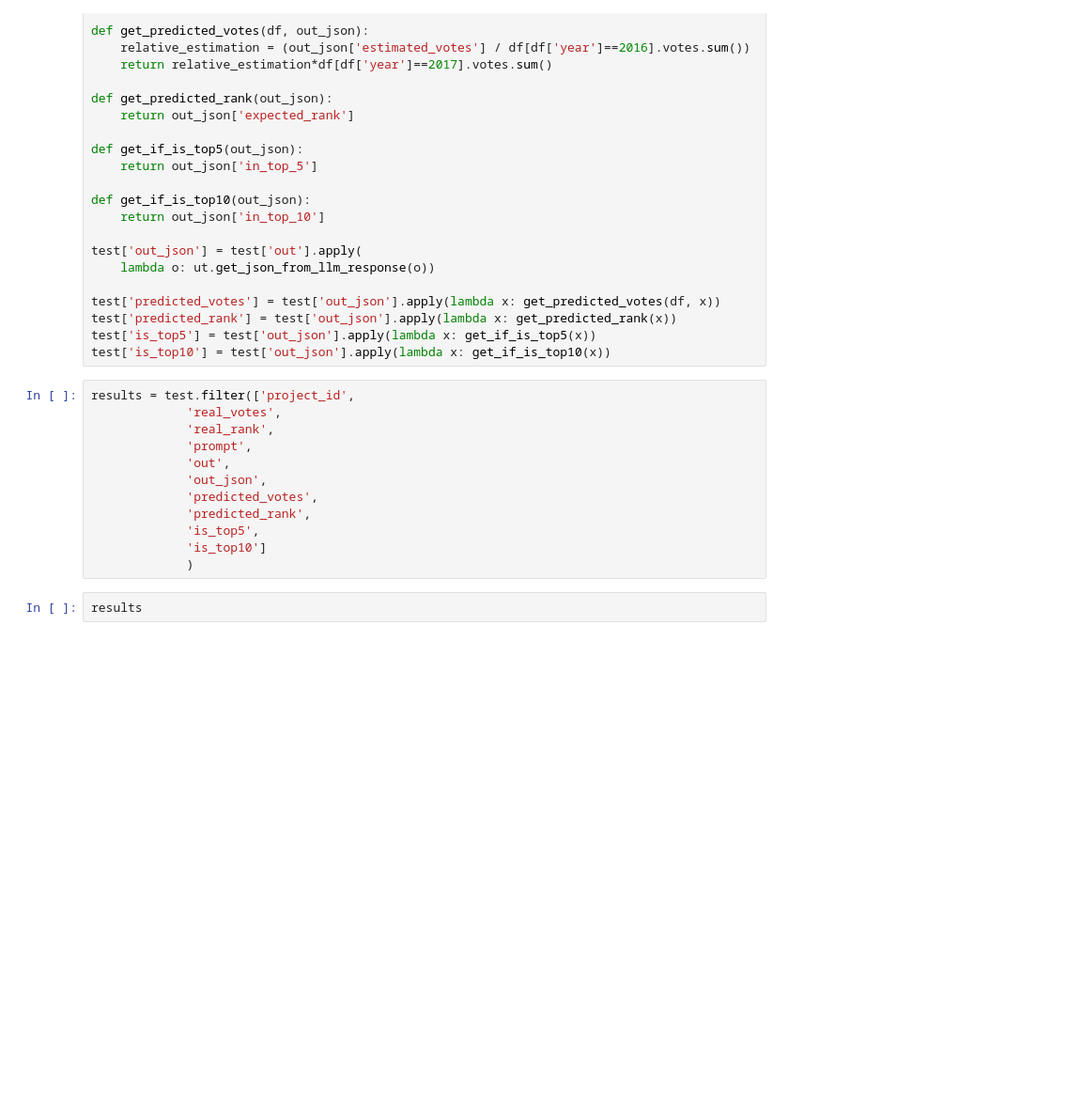
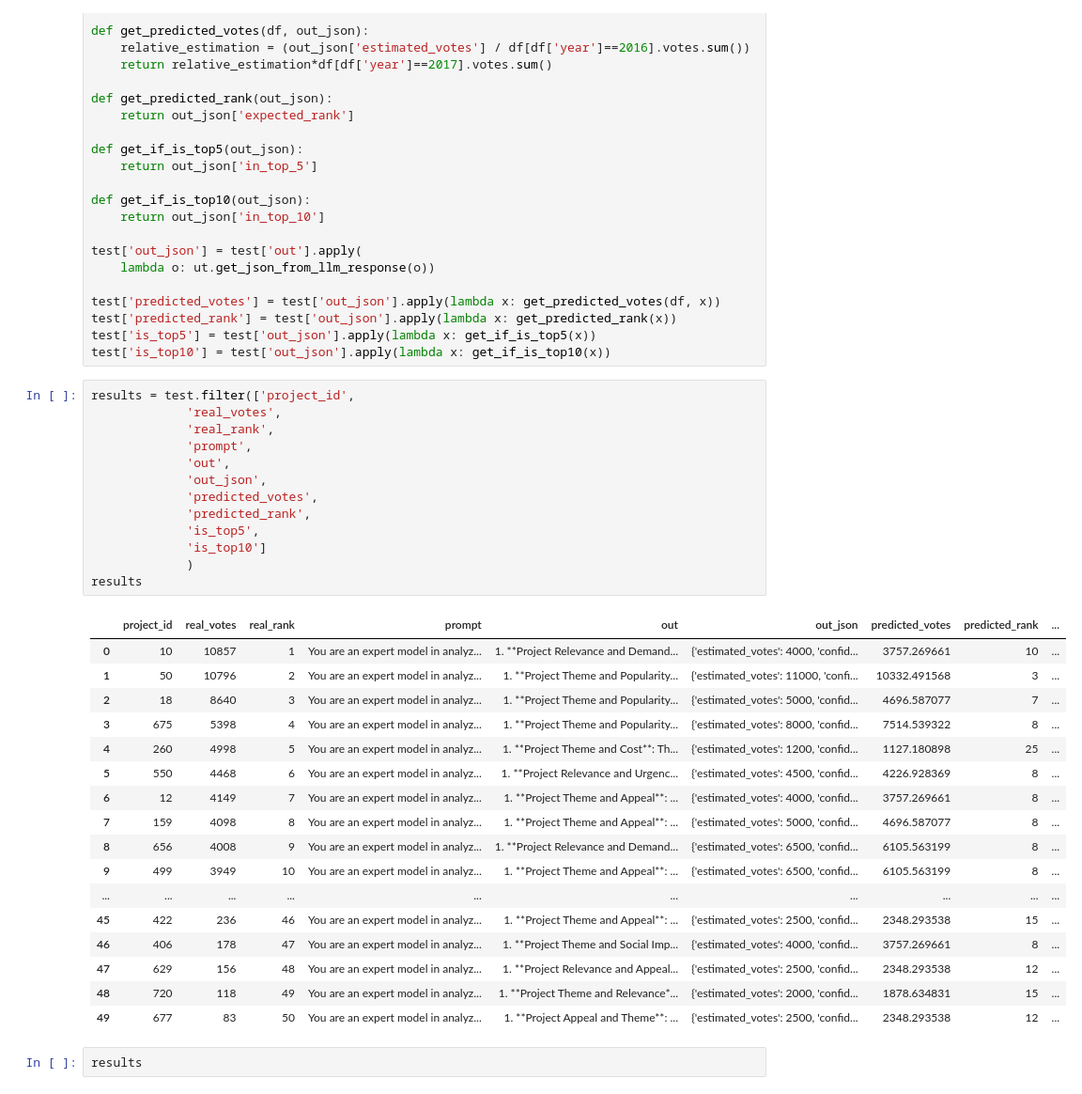
Before and after one commit to juano-/toulouse-pb-ia, a Jupyter notebook: in_context_prompt_prediction.ipynb, the cells around one changed output. Shown at 94% size. Saved outputs shown, nothing was run; the diff lists cells and outputs as text; blank space fills up the shorter version.

Commit message:
results with rag-sb prediction added

```diff
--- a/in_context_prompt_prediction.ipynb
+++ b/in_context_prompt_prediction.ipynb
@@ -544,15 +560,34 @@ test['is_top10'] = test['out_json'].apply(lambda x: get_if_is_top10(x))
 # %%
 results = test.filter(['project_id',
              'real_votes',
              'real_rank',
              'prompt',
              'out',
              'out_json',
              'predicted_votes',
              'predicted_rank',
              'is_top5',
              'is_top10']
              )
+results
+# %% [output]
+|  | project_id | real_votes | real_rank | prompt | out | out_json | predicted_votes | predicted_rank | ... |
+| 0 | 10 | 10857 | 1 | You are an expert model in analyz... | 1. **Project Relevance and Demand... | {'estimated_votes': 4000, 'confid... | 3757.269661 | 10 | ... |
+| 1 | 50 | 10796 | 2 | You are an expert model in analyz... | 1. **Project Theme and Popularity... | {'estimated_votes': 11000, 'confi... | 10332.491568 | 3 | ... |
+| 2 | 18 | 8640 | 3 | You are an expert model in analyz... | 1. **Project Theme and Popularity... | {'estimated_votes': 5000, 'confid... | 4696.587077 | 7 | ... |
+| 3 | 675 | 5398 | 4 | You are an expert model in analyz... | 1. **Project Theme and Popularity... | {'estimated_votes': 8000, 'confid... | 7514.539322 | 8 | ... |
+| 4 | 260 | 4998 | 5 | You are an expert model in analyz... | 1. **Project Theme and Cost**: Th... | {'estimated_votes': 1200, 'confid... | 1127.180898 | 25 | ... |
+| 5 | 550 | 4468 | 6 | You are an expert model in analyz... | 1. **Project Relevance and Urgenc... | {'estimated_votes': 4500, 'confid... | 4226.928369 | 8 | ... |
+| 6 | 12 | 4149 | 7 | You are an expert model in analyz... | 1. **Project Theme and Appeal**: ... | {'estimated_votes': 4000, 'confid... | 3757.269661 | 8 | ... |
+| 7 | 159 | 4098 | 8 | You are an expert model in analyz... | 1. **Project Theme and Appeal**: ... | {'estimated_votes': 5000, 'confid... | 4696.587077 | 8 | ... |
+| 8 | 656 | 4008 | 9 | You are an expert model in analyz... | 1. **Project Relevance and Demand... | {'estimated_votes': 6500, 'confid... | 6105.563199 | 8 | ... |
+| 9 | 499 | 3949 | 10 | You are an expert model in analyz... | 1. **Project Theme and Appeal**: ... | {'estimated_votes': 6500, 'confid... | 6105.563199 | 8 | ... |
+| ... | ... | ... | ... | ... | ... | ... | ... | ... | ... |
+| 45 | 422 | 236 | 46 | You are an expert model in analyz... | 1. **Project Theme and Appeal**: ... | {'estimated_votes': 2500, 'confid... | 2348.293538 | 15 | ... |
+| 46 | 406 | 178 | 47 | You are an expert model in analyz... | 1. **Project Theme and Social Imp... | {'estimated_votes': 4000, 'confid... | 3757.269661 | 8 | ... |
+| 47 | 629 | 156 | 48 | You are an expert model in analyz... | 1. **Project Relevance and Appeal... | {'estimated_votes': 2500, 'confid... | 2348.293538 | 12 | ... |
+| 48 | 720 | 118 | 49 | You are an expert model in analyz... | 1. **Project Theme and Relevance*... | {'estimated_votes': 2000, 'confid... | 1878.634831 | 15 | ... |
+| 49 | 677 | 83 | 50 | You are an expert model in analyz... | 1. **Project Appeal and Theme**: ... | {'estimated_votes': 2500, 'confid... | 2348.293538 | 12 | ... |
 # %%
 results
 # %%
```
Also changed, not shown: parts of 3 cells of this notebook, 7 other files.
